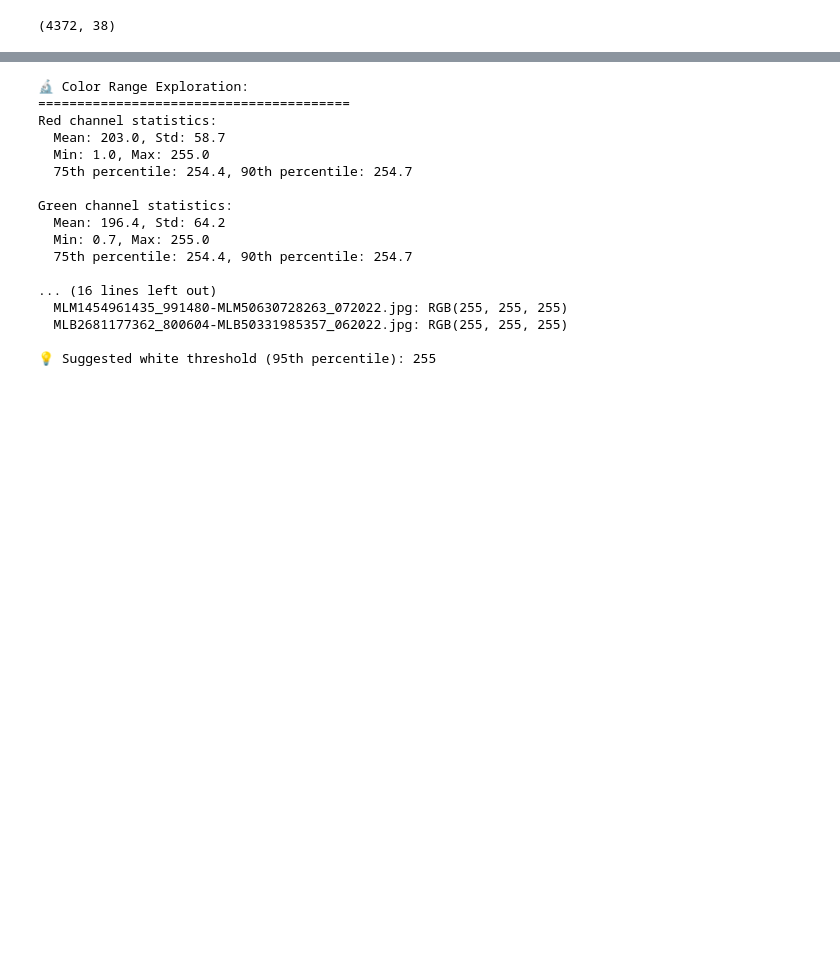
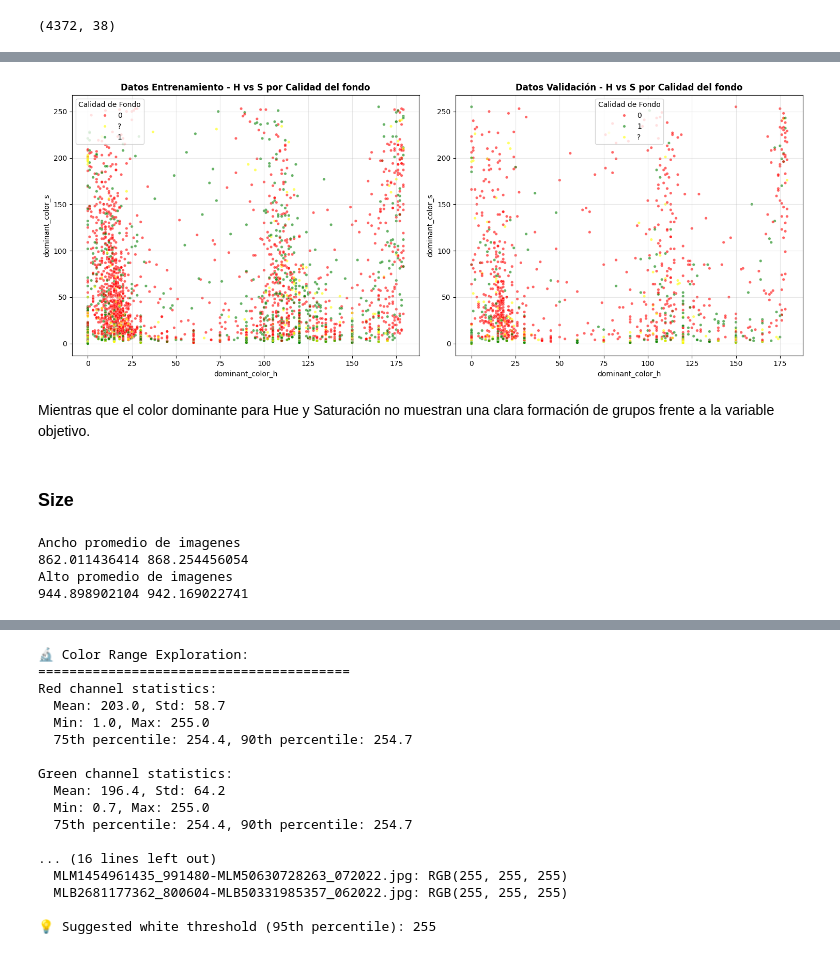
Before and after one commit to jucasamesa/prueba_tecnica_cvc, a Jupyter notebook: image-classification-app/notebooks/prueba_tecnica_cvc.ipynb, the cells around one changed output, grey strips where cells are left out. Cells and saved outputs as stored; diff of their text form; code cells hidden in the pictures; blank space fills up the shorter version.

```diff
--- a/image-classification-app/notebooks/prueba_tecnica_cvc.ipynb
+++ b/image-classification-app/notebooks/prueba_tecnica_cvc.ipynb
@@ -210,0 +362,59 @@ train.sample(1)
+# %%
+# Create subplot with 1 row and 2 columns
+fig, (ax1, ax2) = plt.subplots(1, 2, figsize=(15, 6))
+
+# First subplot - Training data
+sns.scatterplot(
+    data=train,
+    x='dominant_color_h',
+    y='dominant_color_s',
+    hue='calidad',
+    alpha=0.6,
+    s=15,
+    ax=ax1,
+    palette=color_palette
+)
+
+ax1.set_title('Datos Entrenamiento - H vs S por Calidad del fondo', fontweight='bold')
+ax1.set_xlabel('dominant_color_h')
+ax1.set_ylabel('dominant_color_s')
+ax1.grid(True, alpha=0.3)
+ax1.legend(title='Calidad de Fondo')
+
+# Second subplot - Validation data
+sns.scatterplot(
+    data=val,
+    x='dominant_color_h',
+    y='dominant_color_s',
+    hue='calidad',
+    alpha=0.6,
+    s=15,
+    ax=ax2,
+    palette=color_palette
+)
+
+ax2.set_title('Datos Validación - H vs S por Calidad del fondo', fontweight='bold')
+ax2.set_xlabel('dominant_color_h')
+ax2.set_ylabel('dominant_color_s')
+ax2.grid(True, alpha=0.3)
+ax2.legend(title='Calidad de Fondo')
+
+# Adjust layout
+plt.tight_layout()
+plt.show()
+# %% [output]
+[figure, added]
+# %% [markdown]
+Mientras que el color dominante para Hue y Saturación no muestran una clara formación de grupos frente a la variable objetivo.
+# %% [markdown]
+### Size
+# %%
+print("Ancho promedio de imagenes")
+print(train['width'].mean(),val['width'].mean())
+print("Alto promedio de imagenes")
+print(train['height'].mean(), val['height'].mean())
+# %% [output]
+Ancho promedio de imagenes
+862.011436414 868.254456054
+Alto promedio de imagenes
+944.898902104 942.169022741
```
Also changed, not shown: parts of 48 cells of this notebook, 29 other files.
